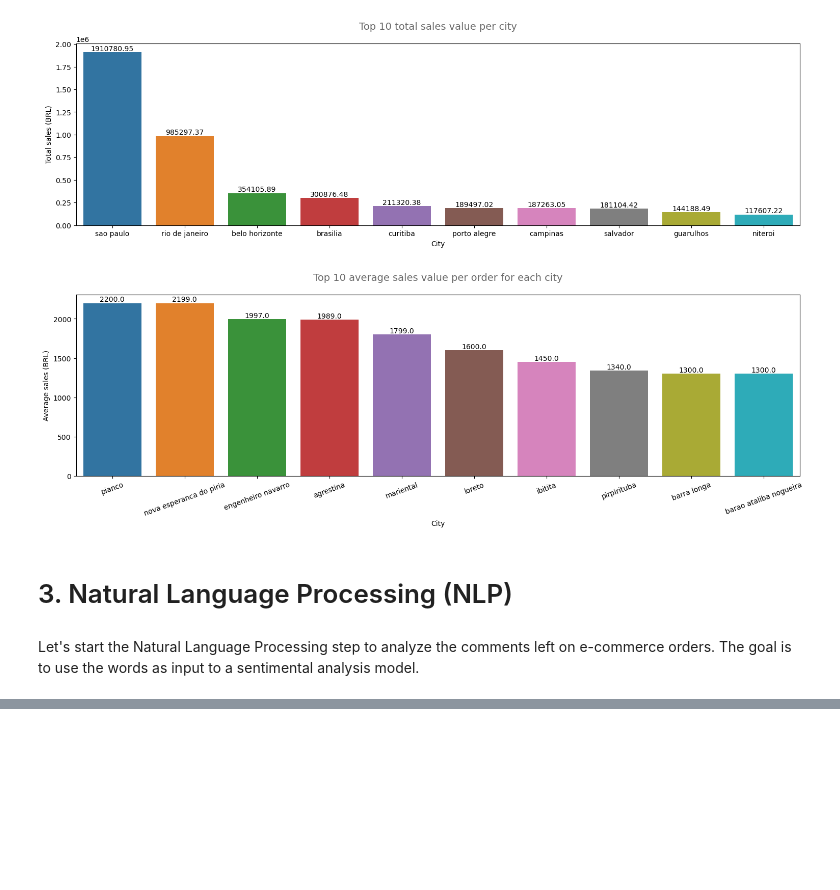
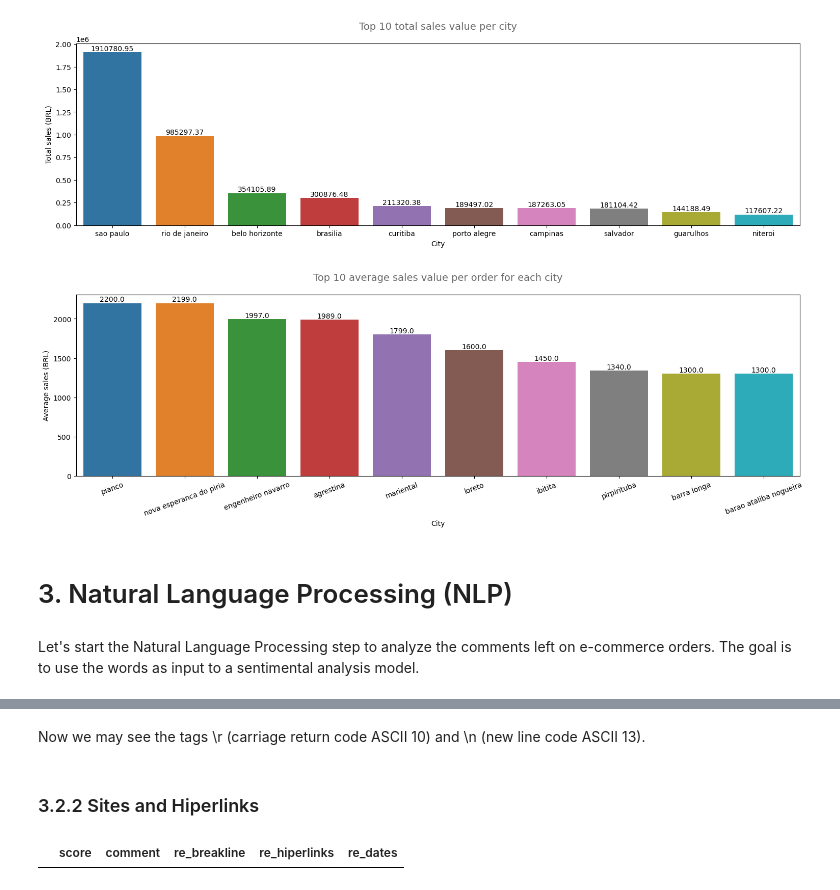
Before and after one commit to lucasquemelli/customer_satisfaction_prediction, a Jupyter notebook: customer_satisfaction_prediction.ipynb, the cells around one changed output, grey strips where cells are left out. Cells and saved outputs as stored; diff of their text form; code cells hidden in the pictures; blank space fills up the shorter version.

```diff
--- a/customer_satisfaction_prediction.ipynb
+++ b/customer_satisfaction_prediction.ipynb
@@ -1601,0 +1722,8 @@ Let's start the Natural Language Processing step to analyze the comments left on
+# %% [markdown]
+Now we may see the tags \r (carriage return code ASCII 10) and \n (new line code ASCII 13).
+# %% [markdown]
+### 3.2.2 Sites and Hiperlinks
+# %%
+df_comments[df_comments['comment'].str.contains("https", case=False)]
+# %% [output]
+|  | score | comment | re_breakline | re_hiperlinks | re_dates |
```
Also changed, not shown: parts of 20 cells of this notebook.
